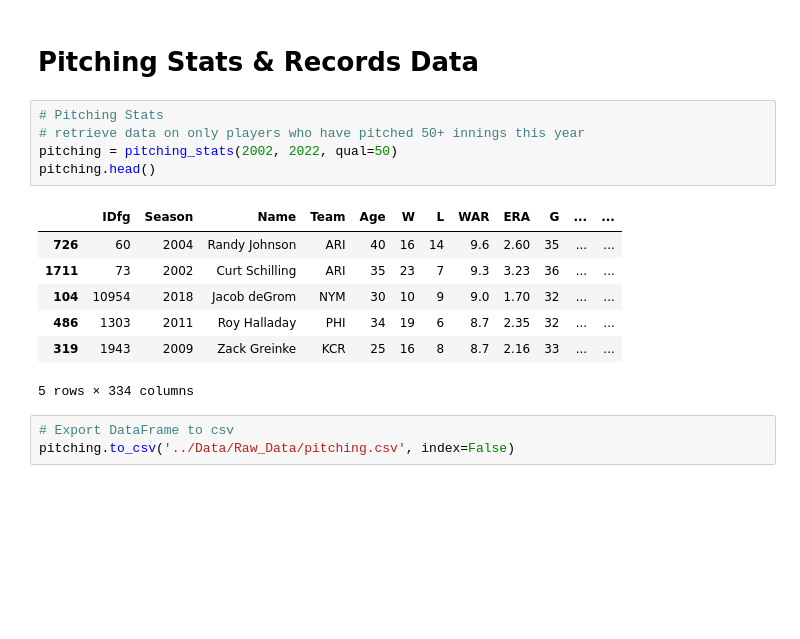
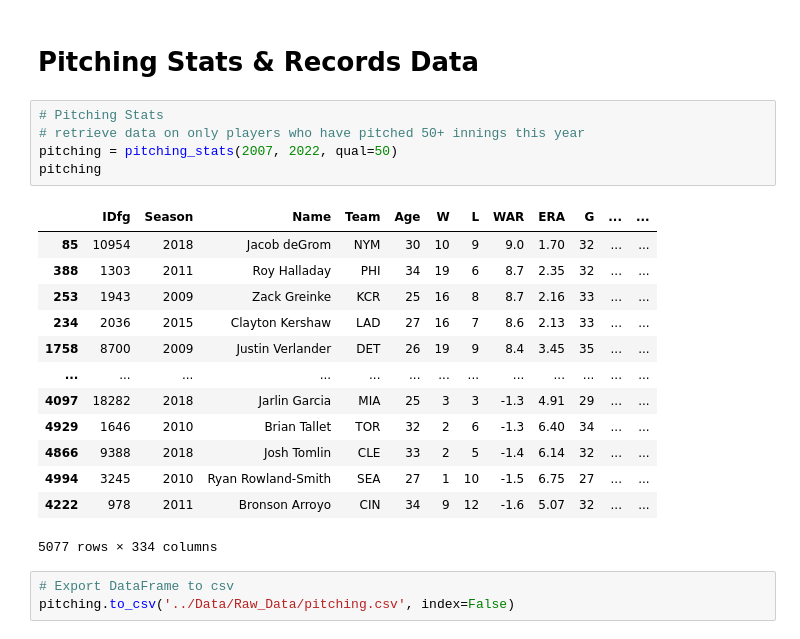
Before and after one commit to MireyNM/Predict_Future_MLB_Stats, a Jupyter notebook: Code/predict_WAR.ipynb, the cells around one changed output. Drawn from its saved outputs; the diff is of its cells as text; blank space fills up the shorter version.

```diff
--- a/Code/predict_WAR.ipynb
+++ b/Code/predict_WAR.ipynb
@@ -435,16 +435,22 @@ save_file.close()
 # %%
 # Pitching Stats
 # retrieve data on only players who have pitched 50+ innings this year
-pitching = pitching_stats(2002, 2022, qual=50)
-pitching.head()
+pitching = pitching_stats(2007, 2022, qual=50)
+pitching
 # %% [output]
 |  | IDfg | Season | Name | Team | Age | W | L | WAR | ERA | G | ... | ... |
-| 726 | 60 | 2004 | Randy Johnson | ARI | 40 | 16 | 14 | 9.6 | 2.60 | 35 | ... | ... |
-| 1711 | 73 | 2002 | Curt Schilling | ARI | 35 | 23 | 7 | 9.3 | 3.23 | 36 | ... | ... |
-| 104 | 10954 | 2018 | Jacob deGrom | NYM | 30 | 10 | 9 | 9.0 | 1.70 | 32 | ... | ... |
-| 486 | 1303 | 2011 | Roy Halladay | PHI | 34 | 19 | 6 | 8.7 | 2.35 | 32 | ... | ... |
-| 319 | 1943 | 2009 | Zack Greinke | KCR | 25 | 16 | 8 | 8.7 | 2.16 | 33 | ... | ... |
+| 85 | 10954 | 2018 | Jacob deGrom | NYM | 30 | 10 | 9 | 9.0 | 1.70 | 32 | ... | ... |
+| 388 | 1303 | 2011 | Roy Halladay | PHI | 34 | 19 | 6 | 8.7 | 2.35 | 32 | ... | ... |
+| 253 | 1943 | 2009 | Zack Greinke | KCR | 25 | 16 | 8 | 8.7 | 2.16 | 33 | ... | ... |
+| 234 | 2036 | 2015 | Clayton Kershaw | LAD | 27 | 16 | 7 | 8.6 | 2.13 | 33 | ... | ... |
+| 1758 | 8700 | 2009 | Justin Verlander | DET | 26 | 19 | 9 | 8.4 | 3.45 | 35 | ... | ... |
+| ... | ... | ... | ... | ... | ... | ... | ... | ... | ... | ... | ... | ... |
+| 4097 | 18282 | 2018 | Jarlin Garcia | MIA | 25 | 3 | 3 | -1.3 | 4.91 | 29 | ... | ... |
+| 4929 | 1646 | 2010 | Brian Tallet | TOR | 32 | 2 | 6 | -1.3 | 6.40 | 34 | ... | ... |
+| 4866 | 9388 | 2018 | Josh Tomlin | CLE | 33 | 2 | 5 | -1.4 | 6.14 | 32 | ... | ... |
+| 4994 | 3245 | 2010 | Ryan Rowland-Smith | SEA | 27 | 1 | 10 | -1.5 | 6.75 | 27 | ... | ... |
+| 4222 | 978 | 2011 | Bronson Arroyo | CIN | 34 | 9 | 12 | -1.6 | 5.07 | 32 | ... | ... |
-5 rows × 334 columns
+5077 rows × 334 columns
 # %%
 # Export DataFrame to csv
 pitching.to_csv('../Data/Raw_Data/pitching.csv', index=False)
```
Also changed, not shown: parts of 1 cell of this notebook, 6 other files.
